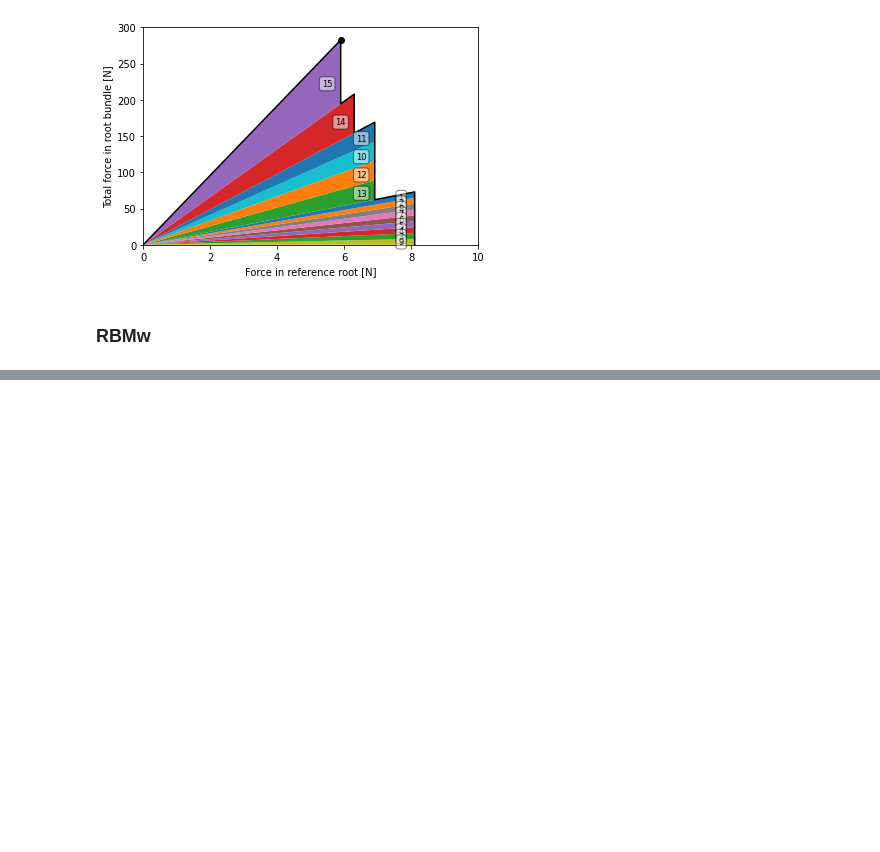
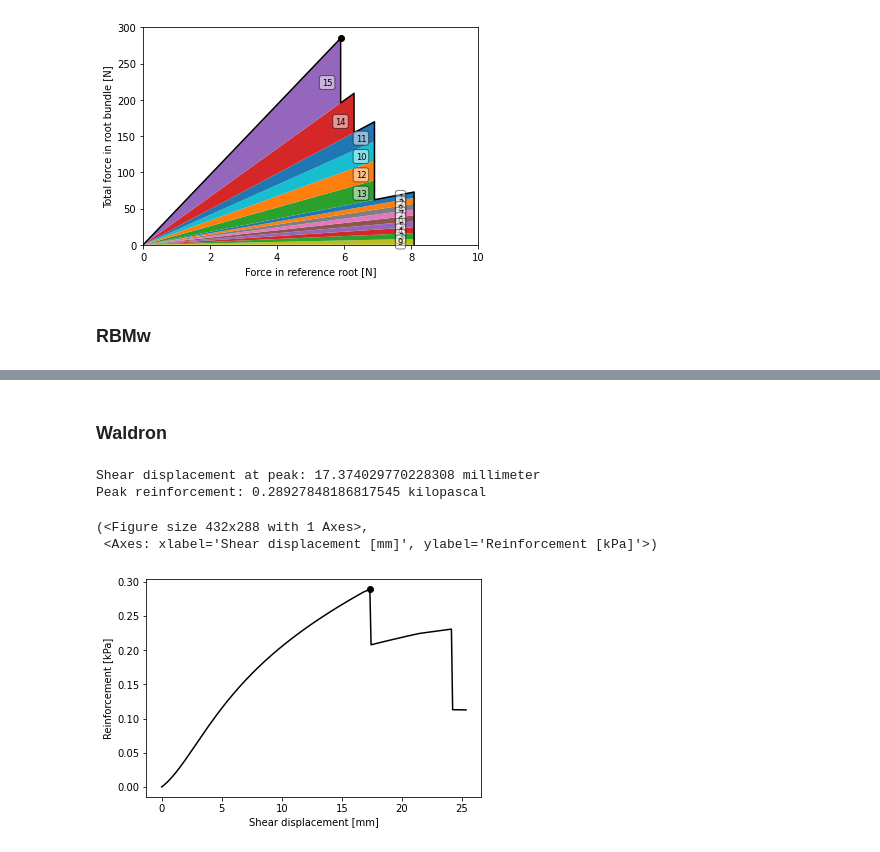
Before and after one commit to rootmemo/pyrootmemo, a Jupyter notebook: sbee2025/notebook_1.ipynb, the cells around one changed output, grey strips where cells are left out. Drawn from its saved outputs; the diff is of its cells as text; code cells hidden in the pictures; blank space fills up the shorter version.

Commit message:
added Waldron to models

```diff
--- a/sbee2025/notebook_1.ipynb
+++ b/sbee2025/notebook_1.ipynb
@@ -101,6 +101,11 @@ roots_field.elastic_modulus = fit_elastic_modulus.predict(roots_field.diameter)
 roots_field.length = fit_length.predict(roots_field.diameter)
 # %% [output]
 [figure]
+# %%
+# define interface
+interface = Interface(
+    shear_strength = Parameter(10.0, 'kPa')
+)
 # %%
 # define soils
 soil = Soil(
@@ -169,0 +177,17 @@ rbmw.plot(stack = True, labels = True)
+# %% [markdown]
+### Waldron
+# %%
+# generate Waldron model object
+waldron = Waldron(roots_field, interface, soil_profile, failure_surface)
+# peak reinforcement
+peak = waldron.peak_reinforcement()
+print('Shear displacement at peak:', peak[0].to('mm'))
+print('Peak reinforcement:', peak[1].to('kPa'))
+# plot
+waldron.plot()
+# %% [output]
+Shear displacement at peak: 17.374029770228308 millimeter
+Peak reinforcement: 0.28927848186817545 kilopascal
+(<Figure size 432x288 with 1 Axes>,
+ <Axes: xlabel='Shear displacement [mm]', ylabel='Reinforcement [kPa]'>)
+[figure, added]
```
Also changed, not shown: parts of 8 cells of this notebook, 5 other files.
